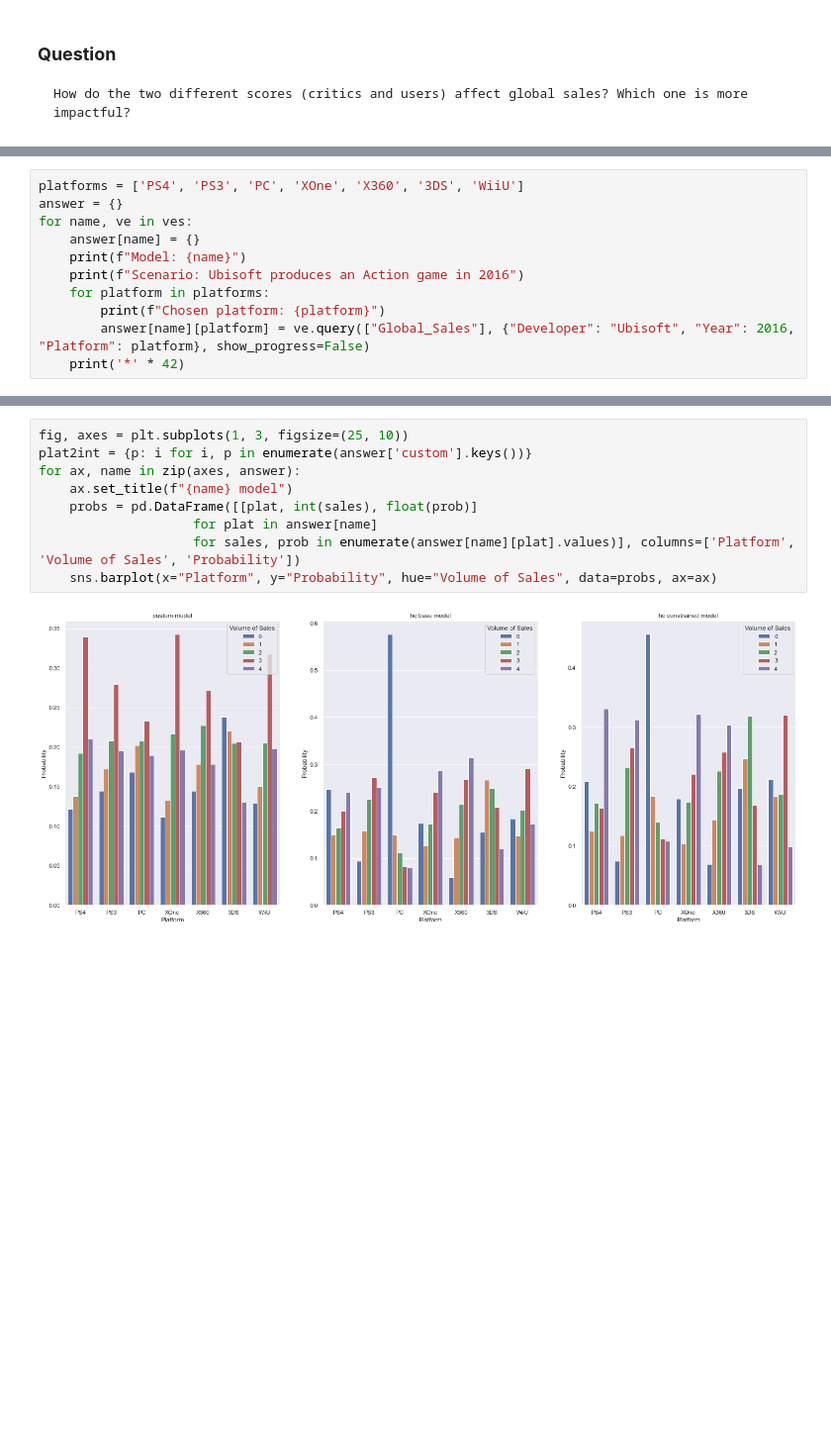
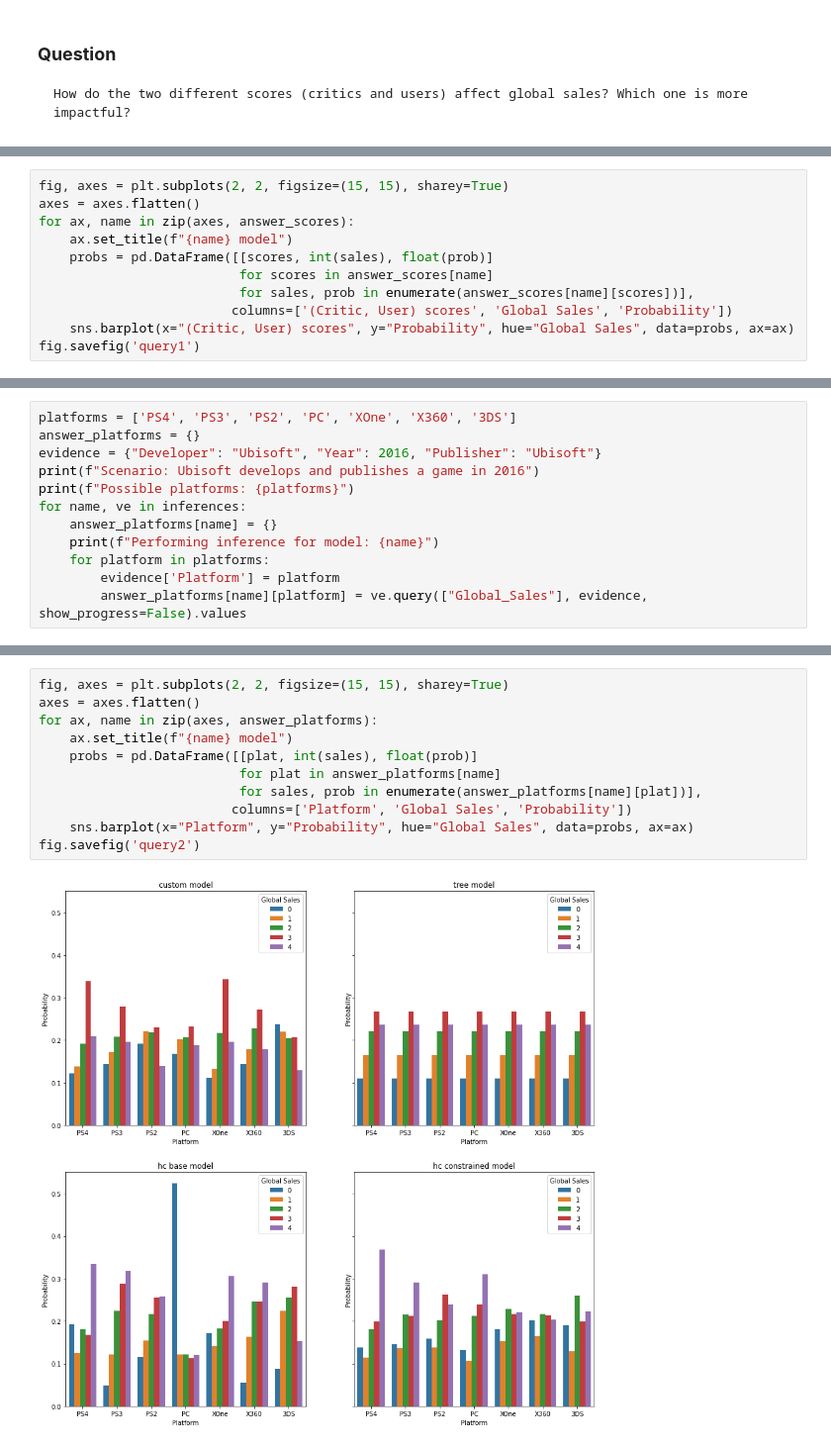
Before and after one commit to diegochine/videobayes, a Jupyter notebook: videobayes.ipynb, the cells around one changed output, grey strips where cells are left out. Shown: that part at 99% size. Cells and saved outputs as stored; diff of their text form; blank space fills up the shorter version.

```diff
--- a/videobayes.ipynb
+++ b/videobayes.ipynb
@@ -214,0 +228,11 @@ Scenario: critic score = 4, user score = 0
+# %%
+fig, axes = plt.subplots(2, 2, figsize=(15, 15), sharey=True)
+axes = axes.flatten()
+for ax, name in zip(axes, answer_scores):
+    ax.set_title(f"{name} model")
+    probs = pd.DataFrame([[scores, int(sales), float(prob)]
+                          for scores in answer_scores[name]
+                          for sales, prob in enumerate(answer_scores[name][scores])],
+                         columns=['(Critic, User) scores', 'Global Sales', 'Probability'])
+    sns.barplot(x="(Critic, User) scores", y="Probability", hue="Global Sales", data=probs, ax=ax)
+fig.savefig('query1')
@@ -221,12 +247,13 @@ Scenario: critic score = 4, user score = 0
 # %%
-platforms = ['PS4', 'PS3', 'PC', 'XOne', 'X360', '3DS', 'WiiU']
-answer = {}
-for name, ve in ves:
-    answer[name] = {}
-    print(f"Model: {name}")
-    print(f"Scenario: Ubisoft produces an Action game in 2016")
+platforms = ['PS4', 'PS3', 'PS2', 'PC', 'XOne', 'X360', '3DS']
+answer_platforms = {}
+evidence = {"Developer": "Ubisoft", "Year": 2016, "Publisher": "Ubisoft"}
+print(f"Scenario: Ubisoft develops and publishes a game in 2016")
+print(f"Possible platforms: {platforms}")
+for name, ve in inferences:
+    answer_platforms[name] = {}
+    print(f"Performing inference for model: {name}")
     for platform in platforms:
-        print(f"Chosen platform: {platform}")
-        answer[name][platform] = ve.query(["Global_Sales"], {"Developer": "Ubisoft", "Year": 2016, "Platform": platform}, show_progress=False)
-    print('*' * 42)
+        evidence['Platform'] = platform
+        answer_platforms[name][platform] = ve.query(["Global_Sales"], evidence, show_progress=False).values
 # %% [output]
@@ -255,13 +266,15 @@ answer['custom']['PS3'].values, answer['hc base']['PS3'].values
 # %%
-fig, axes = plt.subplots(1, 3, figsize=(25, 10))
-plat2int = {p: i for i, p in enumerate(answer['custom'].keys())}
-for ax, name in zip(axes, answer):
+fig, axes = plt.subplots(2, 2, figsize=(15, 15), sharey=True)
+axes = axes.flatten()
+for ax, name in zip(axes, answer_platforms):
     ax.set_title(f"{name} model")
     probs = pd.DataFrame([[plat, int(sales), float(prob)]
-                    for plat in answer[name]
-                    for sales, prob in enumerate(answer[name][plat].values)], columns=['Platform', 'Volume of Sales', 'Probability'])
-    sns.barplot(x="Platform", y="Probability", hue="Volume of Sales", data=probs, ax=ax)
+                          for plat in answer_platforms[name]
+                          for sales, prob in enumerate(answer_platforms[name][plat])],
+                         columns=['Platform', 'Global Sales', 'Probability'])
+    sns.barplot(x="Platform", y="Probability", hue="Global Sales", data=probs, ax=ax)
+fig.savefig('query2')
 # %% [output]
-[figure, old version]
+[figure, new version]
 # %% [markdown]
 ### Answer
```
Also changed, not shown: parts of 30 cells of this notebook.
